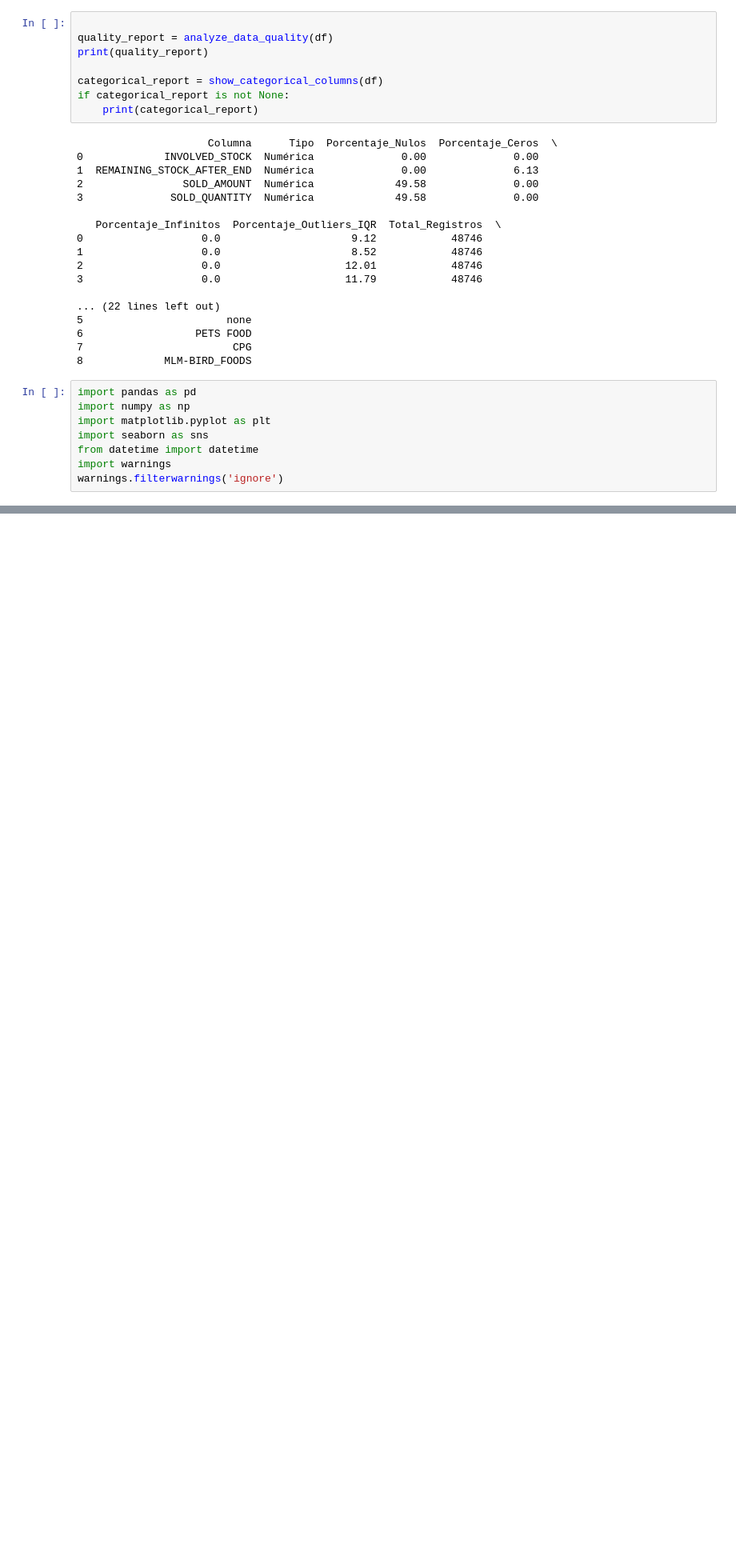
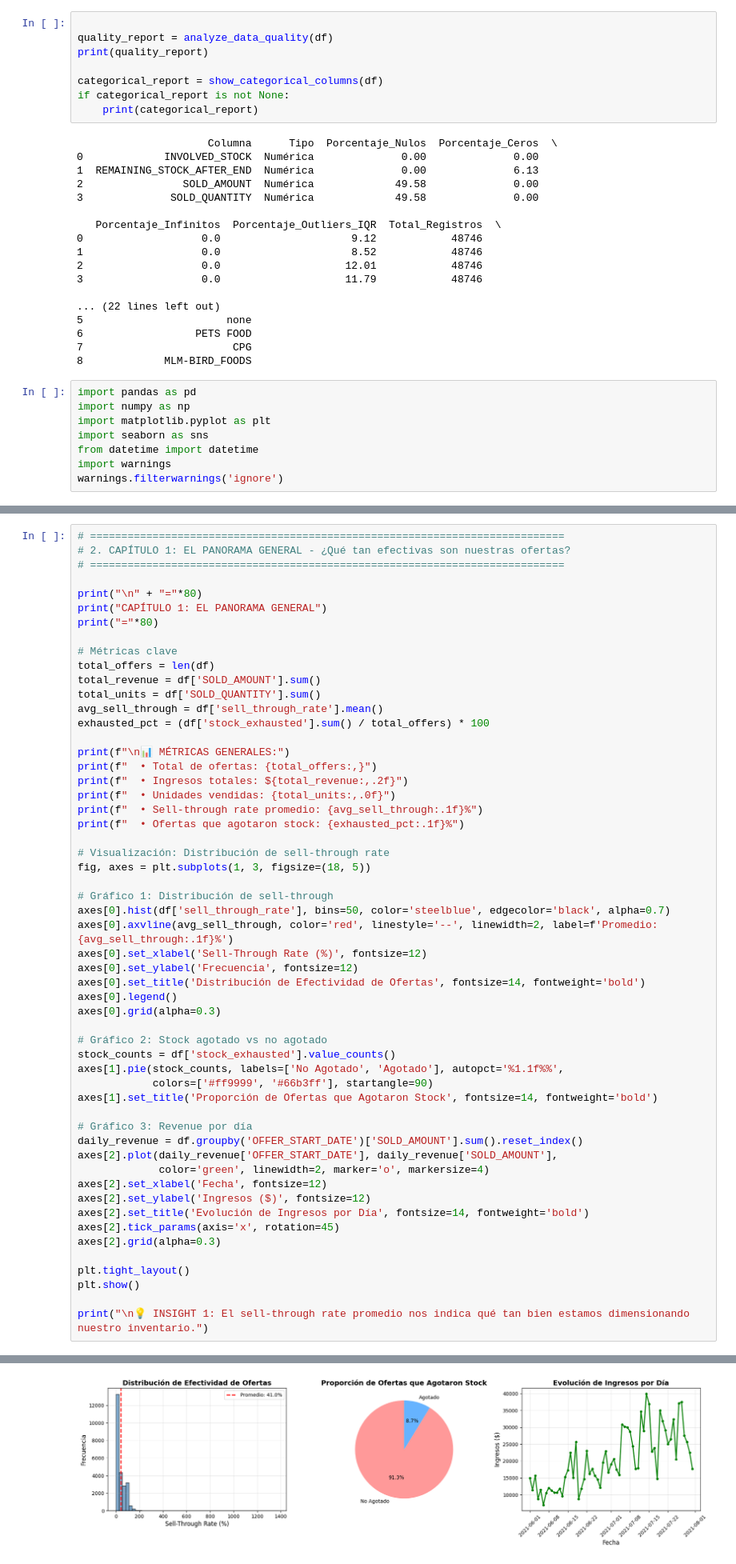
Before and after one commit to Carlos836/meli-ds, a Jupyter notebook: notebooks/ejercicio_1_eda.ipynb, the cells around one changed output, grey strips where cells are left out. Shown at 80% size. Saved outputs shown, nothing was run; the diff lists cells and outputs as text; blank space fills up the shorter version.

```diff
--- a/notebooks/ejercicio_1_eda.ipynb
+++ b/notebooks/ejercicio_1_eda.ipynb
@@ -80,0 +91,56 @@ print(f"Periodo: {df['OFFER_START_DATE'].min()} a {df['OFFER_START_DATE'].max()}
+# %%
+# ============================================================================
+# 2. CAPÍTULO 1: EL PANORAMA GENERAL - ¿Qué tan efectivas son nuestras ofertas?
+# ============================================================================
+
+print("\n" + "="*80)
+print("CAPÍTULO 1: EL PANORAMA GENERAL")
+print("="*80)
+
+# Métricas clave
+total_offers = len(df)
+total_revenue = df['SOLD_AMOUNT'].sum()
+total_units = df['SOLD_QUANTITY'].sum()
+avg_sell_through = df['sell_through_rate'].mean()
+exhausted_pct = (df['stock_exhausted'].sum() / total_offers) * 100
+
+print(f"\n📊 MÉTRICAS GENERALES:")
+print(f"  • Total de ofertas: {total_offers:,}")
+print(f"  • Ingresos totales: ${total_revenue:,.2f}")
+print(f"  • Unidades vendidas: {total_units:,.0f}")
+print(f"  • Sell-through rate promedio: {avg_sell_through:.1f}%")
+print(f"  • Ofertas que agotaron stock: {exhausted_pct:.1f}%")
+
+# Visualización: Distribución de sell-through rate
+fig, axes = plt.subplots(1, 3, figsize=(18, 5))
+
+# Gráfico 1: Distribución de sell-through
+axes[0].hist(df['sell_through_rate'], bins=50, color='steelblue', edgecolor='black', alpha=0.7)
+axes[0].axvline(avg_sell_through, color='red', linestyle='--', linewidth=2, label=f'Promedio: {avg_sell_through:.1f}%')
+axes[0].set_xlabel('Sell-Through Rate (%)', fontsize=12)
+axes[0].set_ylabel('Frecuencia', fontsize=12)
+axes[0].set_title('Distribución de Efectividad de Ofertas', fontsize=14, fontweight='bold')
+axes[0].legend()
+axes[0].grid(alpha=0.3)
+
+# Gráfico 2: Stock agotado vs no agotado
+stock_counts = df['stock_exhausted'].value_counts()
+axes[1].pie(stock_counts, labels=['No Agotado', 'Agotado'], autopct='%1.1f%%',
+            colors=['#ff9999', '#66b3ff'], startangle=90)
+axes[1].set_title('Proporción de Ofertas que Agotaron Stock', fontsize=14, fontweight='bold')
+
+# Gráfico 3: Revenue por día
+daily_revenue = df.groupby('OFFER_START_DATE')['SOLD_AMOUNT'].sum().reset_index()
+axes[2].plot(daily_revenue['OFFER_START_DATE'], daily_revenue['SOLD_AMOUNT'],
+             color='green', linewidth=2, marker='o', markersize=4)
+axes[2].set_xlabel('Fecha', fontsize=12)
+axes[2].set_ylabel('Ingresos ($)', fontsize=12)
+axes[2].set_title('Evolución de Ingresos por Día', fontsize=14, fontweight='bold')
+axes[2].tick_params(axis='x', rotation=45)
+axes[2].grid(alpha=0.3)
+
+plt.tight_layout()
+plt.show()
+
+print("\n💡 INSIGHT 1: El sell-through rate promedio nos indica qué tan bien estamos dimensionando nuestro inventario.")
+# %% [output]
@@ -80,0 +157 @@ print(f"Periodo: {df['OFFER_START_DATE'].min()} a {df['OFFER_START_DATE'].max()}
+[figure, added]
```
Also changed, not shown: parts of 12 cells of this notebook, 11 other files.
